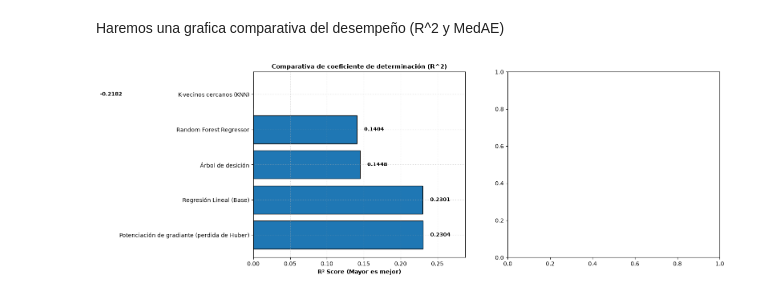
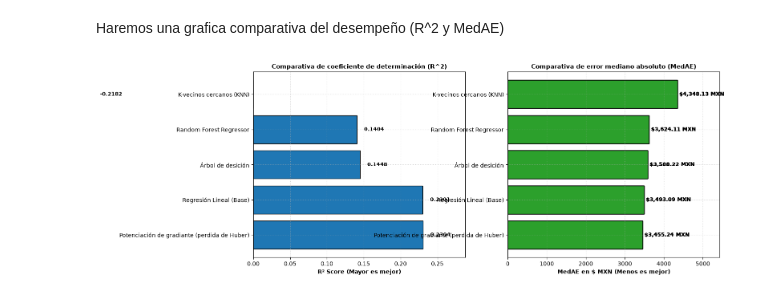
Before and after one commit to Arepaman777/An-lisis-predictivo-y-estad-stico-de-la-empleabilidad-y-salarios-del-sector-docente-en-M-xico, a Jupyter notebook: analisis_salarial_docente/notebooks/03_modelos_predictivos.ipynb, the cells around one changed output. Drawn from its saved outputs; the diff is of its cells as text; code cells hidden in the pictures.

Commit message:
terminamos los modelos predictivos

```diff
--- a/analisis_salarial_docente/notebooks/03_modelos_predictivos.ipynb
+++ b/analisis_salarial_docente/notebooks/03_modelos_predictivos.ipynb
@@ -119,31 +119,56 @@ fig, (ax1, ax2) = plt.subplots(1, 2, figsize=(15, 6))
 
 #Grafica de R^2
 bars1 = ax1.barh(
     df_resultados["Modelo"],
     df_resultados["R^2 Score"],
     color="#1f77b4",
     edgecolor="black",
 )
 ax1.set_title(
     "Comparativa de coeficiente de determinación (R^2)",
     fontsize=11,
     fontweight="bold",
 )
 ax1.set_xlabel("R² Score (Mayor es mejor)", fontweight="bold")
 ax1.set_xlim(0, max(df_resultados["R^2 Score"]) * 1.25)
 ax1.grid(True, linestyle=":", alpha=0.6)
 
 for bar in bars1:
     width = bar.get_width()
     ax1.text(
         width + 0.01,
         bar.get_y() + bar.get_height() / 2,
         f"{width:.4f}",
         va="center",
         fontsize=9,
         fontweight="bold",
     )
 
     # Grafica de error mediano absoluto (MedAE)
+    bars2 = ax2.barh(
+        df_resultados["Modelo"],
+        df_resultados["MedAE ($ MXN)"],
+        color="#2ca02c",
+        edgecolor="black",
+    )
+    ax2.set_title(
+        "Comparativa de error mediano absoluto (MedAE)",
+        fontsize=11,
+        fontweight="bold",
+    )
+    ax2.set_xlabel("MedAE en $ MXN (Menos es mejor)", fontweight="bold")
+    ax2.set_xlim(0, max(df_resultados["MedAE ($ MXN)"]) * 1.25)
+    ax2.grid(True, linestyle=":", alpha=0.6)
+
+    for bar in bars2:
+        width =bar.get_width()
+        ax2.text(
+            width + 50,
+            bar.get_y() + bar.get_height() / 2,
+            f"${width:,.2f} MXN",
+            va="center",
+            fontsize=9,
+            fontweight="bold",
+        )
 # %% [output]
-[figure, old version]
+[figure, new version]
```
Also changed, not shown: 1 other file.
